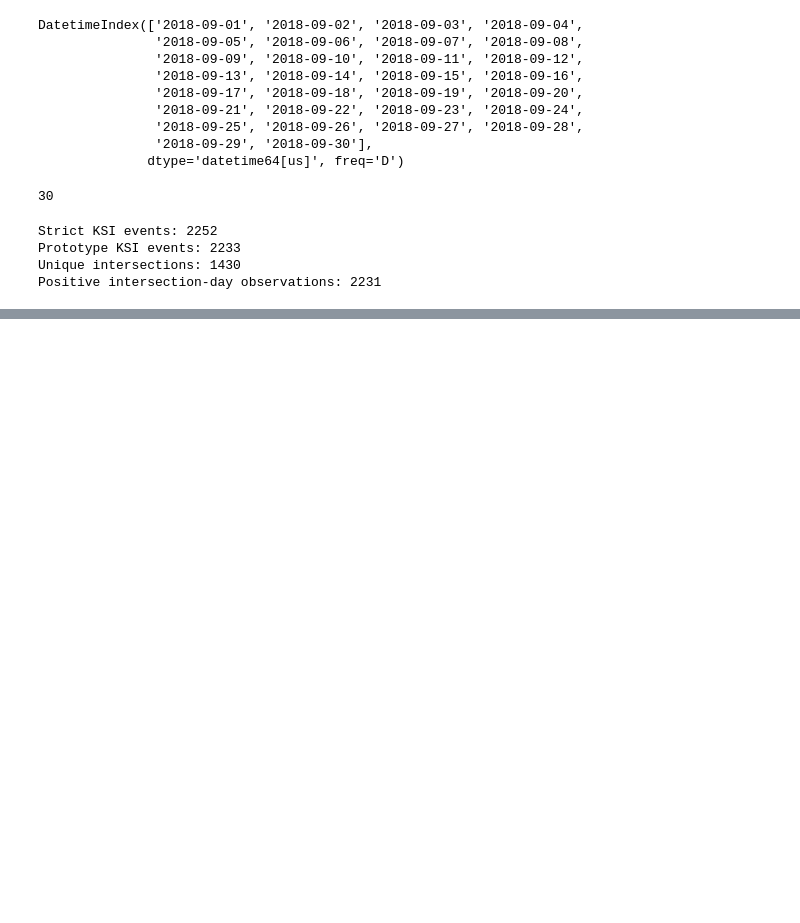
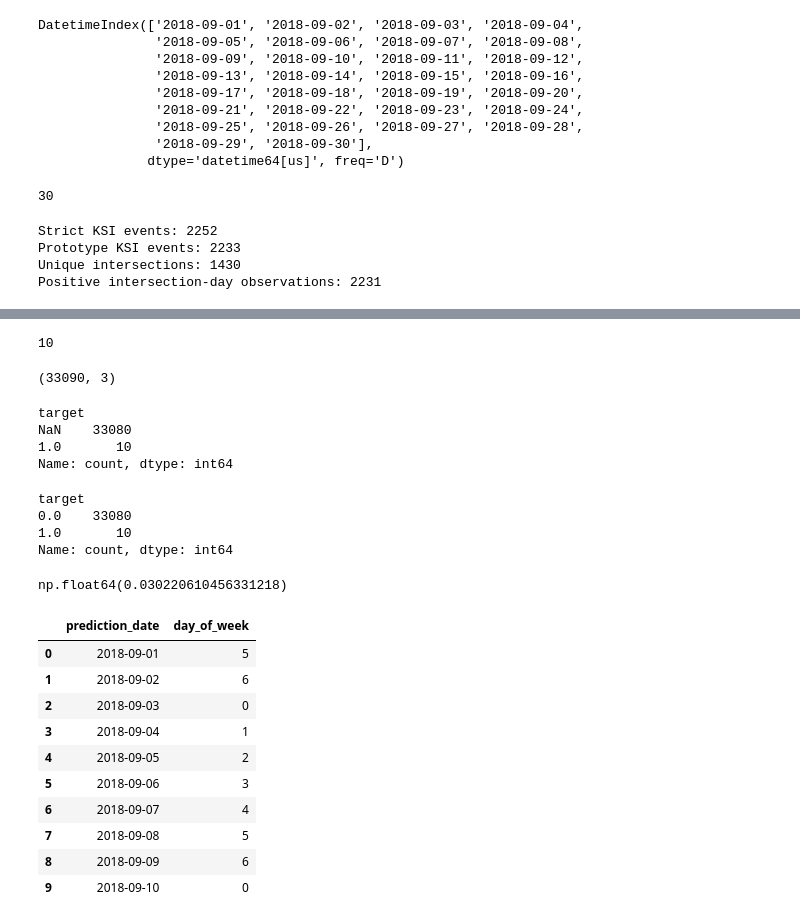
Before and after one commit to GOGSIM/road-risk-intelligence, a Jupyter notebook: notebooks/04_signalized_intersection_day_prototype.ipynb, the cells around one changed output, grey strips where cells are left out. Cells and saved outputs as stored; diff of their text form; code cells hidden in the pictures; blank space fills up the shorter version.

```diff
--- a/notebooks/04_signalized_intersection_day_prototype.ipynb
+++ b/notebooks/04_signalized_intersection_day_prototype.ipynb
@@ -295,0 +364,15 @@ Positive intersection-day observations: 2231
+# %%
+intersections_df = pd.DataFrame({
+    "intersection_key": candidate_intersections
+})
+
+dates_df = pd.DataFrame({
+    "prediction_date": prototype_dates
+})
+
+observation_grid = intersections_df.merge(
+    dates_df,
+    how="cross"
+)
+
+observation_grid.shape
@@ -295,0 +390,56 @@ Positive intersection-day observations: 2231
+# %%
+covered_september_positives = september_2018_positives[
+    september_2018_positives["intersection_key"].isin(candidate_intersections)
+]
+
+print(len(covered_september_positives))
+# %% [output]
+10
+# %%
+ml_table = observation_grid.merge(
+    covered_september_positives[
+        ["intersection_key", "prediction_date", "target"]
+    ],
+    on=["intersection_key", "prediction_date"],
+    how="left"
+)
+
+ml_table.shape
+# %% [output]
+(33090, 3)
+# %%
+ml_table["target"].value_counts(dropna=False)
+# %% [output]
+target
+NaN    33080
+1.0       10
+Name: count, dtype: int64
+# %%
+ml_table["target"] = ml_table["target"].fillna(0)
+ml_table["target"].value_counts()
+# %% [output]
+target
+0.0    33080
+1.0       10
+Name: count, dtype: int64
+# %%
+ml_table["target"].mean() *100
+# %% [output]
+np.float64(0.030220610456331218)
+# %%
+ml_table["day_of_week"] = ml_table["prediction_date"].dt.dayofweek
+ml_table[
+    ["prediction_date", "day_of_week"]
+].head(10)
+# %% [output]
+|  | prediction_date | day_of_week |
+| 0 | 2018-09-01 | 5 |
+| 1 | 2018-09-02 | 6 |
+| 2 | 2018-09-03 | 0 |
+| 3 | 2018-09-04 | 1 |
+| 4 | 2018-09-05 | 2 |
+| 5 | 2018-09-06 | 3 |
+| 6 | 2018-09-07 | 4 |
+| 7 | 2018-09-08 | 5 |
+| 8 | 2018-09-09 | 6 |
+| 9 | 2018-09-10 | 0 |
```
Also changed, not shown: parts of 10 cells of this notebook, 1 other file.
